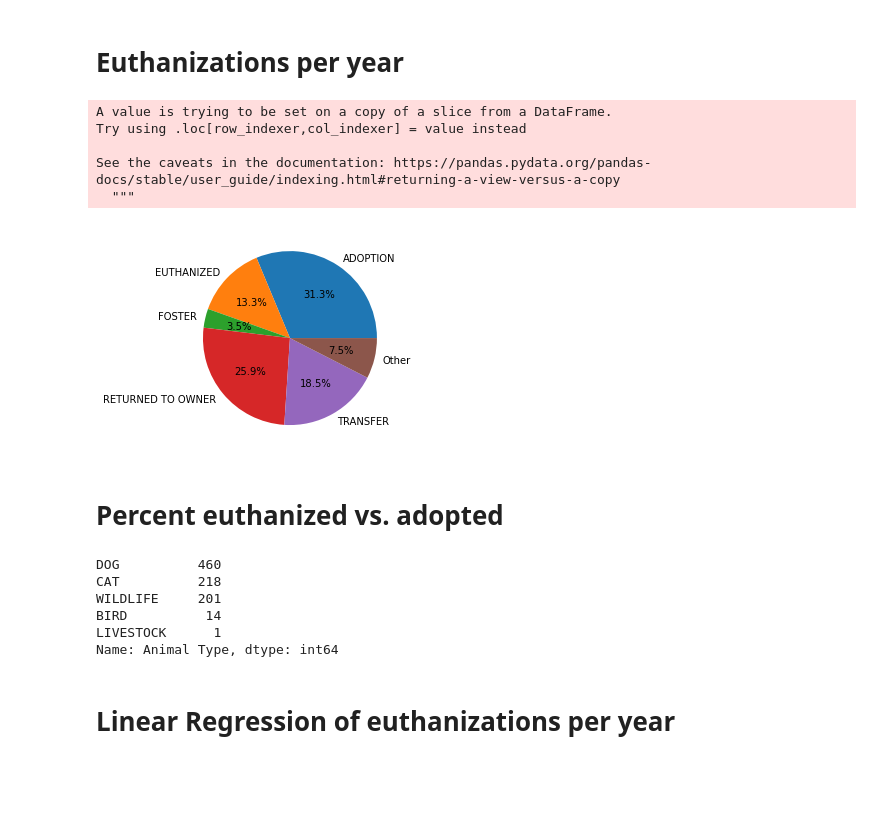
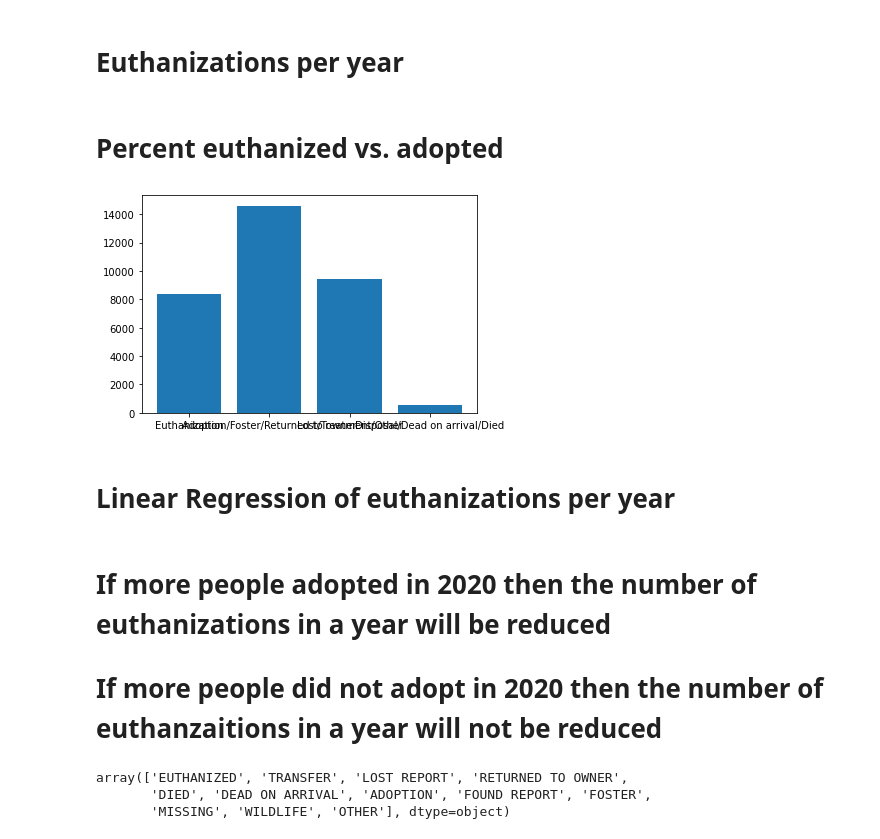
Before and after one commit to jconcha56429/Project1, a Jupyter notebook: Euthanization/Euthanization.ipynb, the cells around one changed output. Saved outputs shown, nothing was run; the diff lists cells and outputs as text; code cells hidden in the pictures; blank space fills up the shorter version.

```diff
--- a/Euthanization/Euthanization.ipynb
+++ b/Euthanization/Euthanization.ipynb
@@ -121,37 +121,49 @@ data_2018 = shelter_data_df.loc[shelter_data_df['Year']=='FY2018']
 data_2019 = shelter_data_df.loc[shelter_data_df['Year']=='FY2019']
 data_2020 = shelter_data_df.loc[shelter_data_df['Year']=='FY2020']
 data_2021 = shelter_data_df.loc[shelter_data_df['Year']=='FY2021']
-# %%
-def Outcomes(year):
-    data = pd.DataFrame(year.groupby('Outcome Type')['Outcome Type'].agg(['count']))
-    greater = data.loc[data['count'] >= 1000]
-    lesser = data.loc[data['count'] <= 1000]
-    greater['Index'] = greater.index
-    other_count = lesser.sum()
-    other_row = pd.DataFrame({'count':other_count,'Index': 'Other'})
-    final = greater.append(other_row,ignore_index=True)
-    plt.pie(final['count'],labels = final['Index'],autopct='%1.1f%%')
-Outcomes(data_2019)
-# %% [output]
-A value is trying to be set on a copy of a slice from a DataFrame.
-Try using .loc[row_indexer,col_indexer] = value instead
-
-See the caveats in the documentation: https://pandas.pydata.org/pandas-docs/stable/user_guide/indexing.html#returning-a-view-versus-a-copy
-  """
-[figure, removed]
 # %% [markdown]
 # Percent euthanized vs. adopted
-# %%
-def euthyear(year):
-    euth_year = year.loc[year['Outcome Type'] == 'EUTHANIZED']
-    print(euth_year['Animal Type'].value_counts())
-euthyear(data_2021)
-# %% [output]
-DOG          460
-CAT          218
-WILDLIFE     201
-BIRD          14
-LIVESTOCK      1
-Name: Animal Type, dtype: int64
+# %%
+# def euthyear(year):
+    # euth_year = year.loc[year['Outcome Type'] == 'EUTHANIZED']
+    # print(euth_year['Animal Type'].value_counts())
+# euthyear(data_2021)
+# find percent euthanized
+def outcometype(year):
+    outcome_euth = len(year.loc[year['Outcome Type']== 'EUTHANIZED'])
+    outcome_adopt = len(year.loc[year['Outcome Type']== 'ADOPTION']
+        ) + len(year.loc[year['Outcome Type']== 'RETURNED TO OWNER']
+        ) + len(year.loc[year['Outcome Type']== 'FOSTER']
+        ) + len(year.loc[year['Outcome Type']== 'FOUND EXP']
+        ) + len(year.loc[year['Outcome Type']== 'FOUND REPORT']
+        )
+    outcome_other = len(year.loc[year['Outcome Type']== 'TRANSFER']
+        ) + len(year.loc[year['Outcome Type']== 'WILDLIFE']) + len(
+        year.loc[year['Outcome Type']== 'MISSING']) + len(year.loc[year['Outcome Type']== 'TREATMENT']
+        ) + len(year.loc[year['Outcome Type']== 'LOST EXP']
+        ) + len(year.loc[year['Outcome Type']== 'OTHER']) + len(year.loc[year['Outcome Type']== 'LOST REPORT'])
+    outcome_natural = len(year.loc[year['Outcome Type']== 'DIED']) + len(year.loc[year['Outcome Type'
+        ]== 'DEAD ON ARRIVAL']) + len(year.loc[year['Outcome Type']== 'DISPOSAL'])
+    # plt.bar('Other', outcome_other)
+    # plt.bar('Natural Death', outcome_natural)
+    # plt.bar('Euthanization', outcome_euth)
+    # plt.bar('Adopted', outcome_adopt)
+    labels = ['Euthanization','Adoption/Foster/Returned to owner','Lost/Treatment/Other','Disposal/Dead on arrival/Died']
+    pie_values = [outcome_euth,outcome_adopt,outcome_other,outcome_natural]
+    # plt.pie(pie_values, labels = labels, autopct='%1.1f%%')
+    plt.bar(labels,pie_values)
+# years = [data_2016,data_2017,data_2018,data_2019,data_2020,data_2021]
+outcometype(data_2017)
+# %% [output]
+[figure, added]
 # %% [markdown]
 # Linear Regression of euthanizations per year
+# %% [markdown]
+# If more people adopted in 2020 then the number of euthanizations in a year will be reduced
+# If more people did not adopt in 2020 then the number of euthanzaitions in a year will not be reduced
+# %%
+data_2016['Outcome Type'].unique()
+# %% [output]
+array(['EUTHANIZED', 'TRANSFER', 'LOST REPORT', 'RETURNED TO OWNER',
+       'DIED', 'DEAD ON ARRIVAL', 'ADOPTION', 'FOUND REPORT', 'FOSTER',
+       'MISSING', 'WILDLIFE', 'OTHER'], dtype=object)
```
